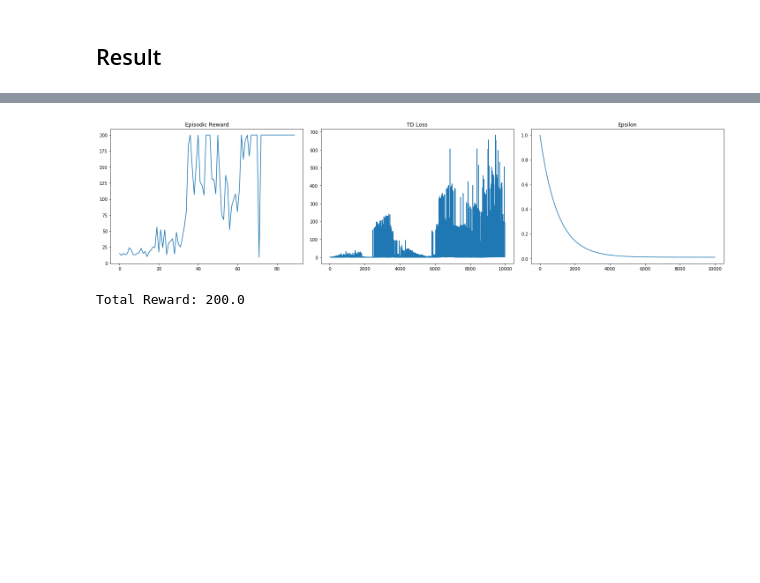
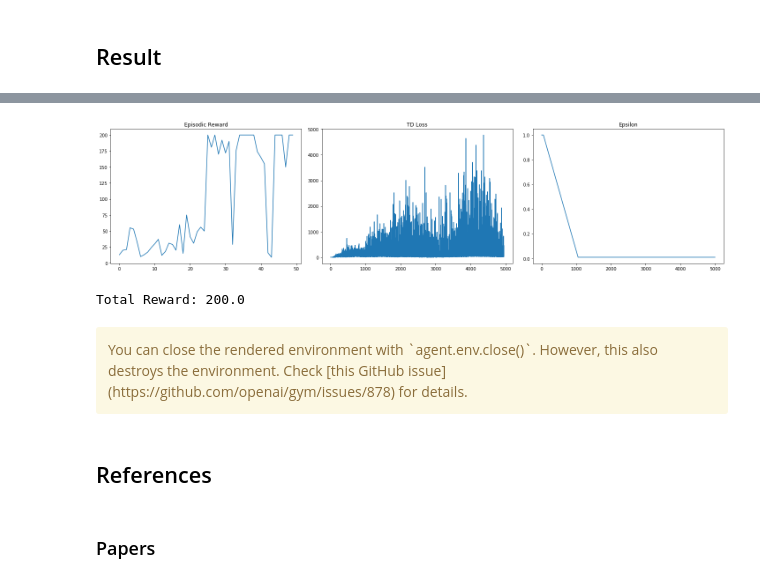
Before and after one commit to seungjaeryanlee/rainbow-ride, a Jupyter notebook: en/solutions/1_dqn/dqn.ipynb, the cells around one changed output, grey strips where cells are left out. Saved outputs shown, nothing was run; the diff lists cells and outputs as text; code cells hidden in the pictures; blank space fills up the shorter version.

```diff
--- a/en/solutions/1_dqn/dqn.ipynb
+++ b/en/solutions/1_dqn/dqn.ipynb
@@ -322,6 +425,14 @@ def train(self, n_steps=10000):
 In the `play` function, we run the episode once with $\epsilon = 0$ (i.e. greedy).
 # %%
 def play(self, render=True):
+    """
+    Play an episode and return the total reward for the episode.
+
+    Parameters
+    ----------
+    render : bool
+        If true, render the environment.
+    """
     done = False
     state = self.env.reset()
     total_reward = 0
@@ -340,6 +451,7 @@ Let's add all these functions the `DQNAgent` to see how our implementation perfo
 DQNAgent.act = act
 DQNAgent._compute_loss = _compute_loss
 DQNAgent._update_parameters = _update_parameters
+DQNAgent._update_target = _update_target
 DQNAgent._plot = _plot
 DQNAgent.train = train
 DQNAgent.play = play
@@ -346,7 +504,2 @@ DQNAgent.play = play
 # %% [markdown]
 ## Result
-# %%
-def get_epsilon_schedule(start, final, decay):
-    return lambda step: final + (start - final) * np.exp(-1. * step / decay)
-
-epsilon_schedule = get_epsilon_schedule(1.0, 0.01, 1000)
@@ -354,13 +511,25 @@ epsilon_schedule = get_epsilon_schedule(1.0, 0.01, 1000)
 dqn = DQN(env.observation_space.shape[0], env.action_space.n)
 if USE_CUDA:
     dqn = dqn.cuda()
-Adam = optim.Adam
-replay_buffer = ReplayBuffer(1000)
-agent = DQNAgent(env, dqn, Adam, epsilon_schedule, replay_buffer)
+optimizer        = optim.RMSprop(dqn.parameters(),
+                                   lr=0.00025,
+                                   momentum=0.95,
+                                   alpha=0.95,
+                                   eps=0.01)
+epsilon_schedule = get_epsilon_schedule(start=1.0,
+                                          end=0.01,
+                                          endt=1000,
+                                          learn_start=50)
+replay_buffer    = ReplayBuffer(capacity=1000)
+agent = DQNAgent(env, dqn, optimizer, epsilon_schedule, replay_buffer,
+                 discount_factor=0.99,
+                 target_update_rate=10,
+                 batch_size=32,
+                 learn_start=50)
 # %%
-agent.train()
+agent.train(5000)
 # %% [output]
-[figure, old version]
+[figure, new version]
 # %%
 total_reward = agent.play()
 print('Total Reward: {}'.format(total_reward))
@@ -368,3 +537,11 @@ print('Total Reward: {}'.format(total_reward))
 Total Reward: 200.0
 # %%
 agent.env.close()
+# %% [markdown]
+<div class='alert alert-warning'>
+You can close the rendered environment with `agent.env.close()`. However, this also destroys the environment. Check [this GitHub issue](https://github.com/openai/gym/issues/878) for details.
+</div>
+# %% [markdown]
+## References
+# %% [markdown]
+### Papers
```
Also changed, not shown: parts of 53 cells of this notebook, 5 other files.
